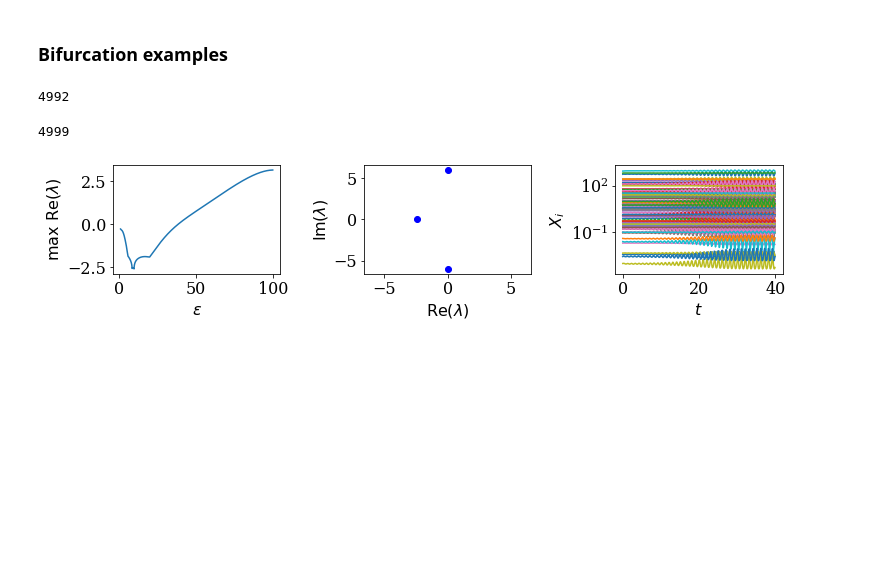
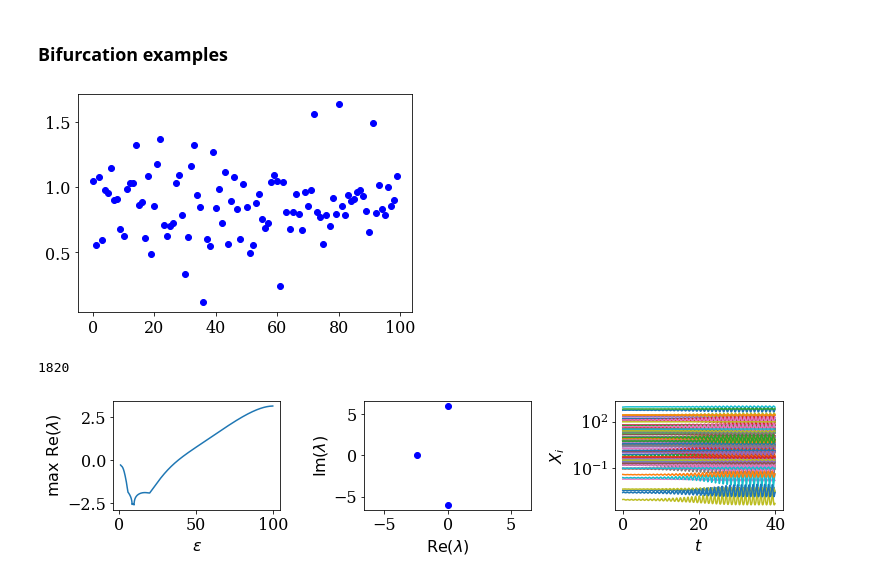
Before and after one commit to znicolaou/rmtchem, a Jupyter notebook: rmtchem.ipynb, the cells around one changed output. Drawn from its saved outputs; the diff is of its cells as text; code cells hidden in the pictures; blank space fills up the shorter version.

```diff
--- a/rmtchem.ipynb
+++ b/rmtchem.ipynb
@@ -442,24 +442,32 @@ plt.show()
 # %%
 n=100
 nr=200
 nd=10
-seed=49
+na=10
+seed=1023
 np.random.seed(seed)
-eta,nu,k,G=rmtchem.get_network(n,nr)
+eta,nu,k,G=rmtchem.get_network(n,nr,na)
 d0=1e3
 d1min=1
 d1max=100
 steps=5000
-XD1s,XD2s,nreacs,nprod,dG=rmtchem.get_drive(eta,nu,k,G,d0,d1min,d1max,steps,nd)
+XD1s,XD2s,inds=rmtchem.get_drive(eta,nu,k,G,d0,d1min,d1max,steps,nd)
 X0=np.exp(-G)
+
+XD1=np.zeros(n)
+XD2=np.zeros(n)
+Xs2=rmtchem.steady(X0,eta,nu,k,XD1,XD2).x
+plt.plot(Xs2/X0,'bo')
+plt.show()
+
 Xs,evals,bif=rmtchem.quasistatic(X0, eta, nu, k, XD1s, XD2s, output=True,stop=False)
-m=np.where(np.max(np.real(evals),axis=1)>0)[0][0]
-XD1=XD1s[m]*(1.05)
-XD2=XD2s[m]
-X2,success=rmtchem.integrate(Xs[m], eta, nu, k, XD1,XD2,40,0.1,prog=True)
+# m=np.where(np.max(np.real(evals),axis=1)>0)[0][0]
+# XD1=XD1s[m]*(1.05)
+# XD2=XD2s[m]
+# X2,success=rmtchem.integrate(Xs[m], eta, nu, k, XD1,XD2,40,0.1,prog=True)
 # %% [output]
+[figure, added]
-4992
+1820
-4999
 # %%
 d1s=np.arange(d1min,d1max,(d1max-d1min)/steps)
 
```
Also changed, not shown: 1 other file.
